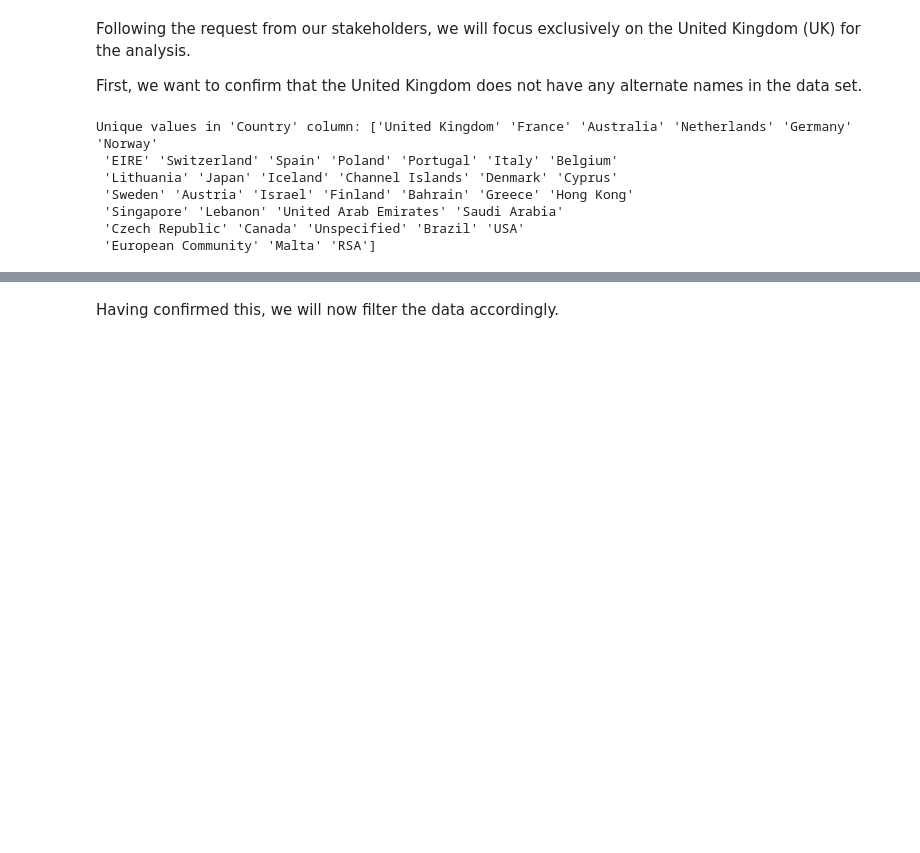
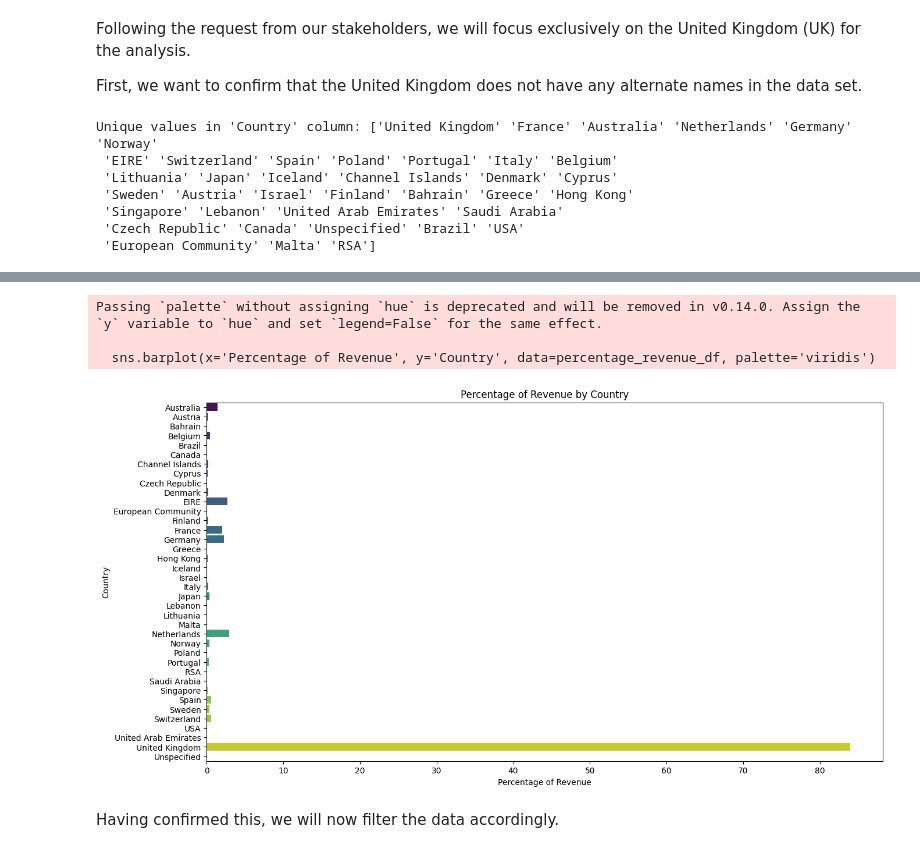
Before and after one commit to Tee-DataA/Online_Retail_Sales_Analysis, a Jupyter notebook: jupyter_notebooks/Notebook_Template.ipynb, the cells around one changed output, grey strips where cells are left out. Saved outputs shown, nothing was run; the diff lists cells and outputs as text; code cells hidden in the pictures; blank space fills up the shorter version.

Commit message:
added percentage by country

```diff
--- a/jupyter_notebooks/Notebook_Template.ipynb
+++ b/jupyter_notebooks/Notebook_Template.ipynb
@@ -208,0 +211,20 @@ Unique values in 'Country' column: ['United Kingdom' 'France' 'Australia' 'Nethe
+# %%
+# Drop rows with missing values
+df_global_cleaned = df.dropna()
+
+# Calculate the total revenue
+df_global_cleaned['Revenue'] = df_global_cleaned['Quantity'] * df_global_cleaned['UnitPrice']
+total_revenue = df_global_cleaned['Revenue'].sum()
+
+# Group by country and calculate the total revenue for each country
+revenue_by_country = df_global_cleaned.groupby('Country')['Revenue'].sum()
+
+# Calculate the percentage of revenue by country
+percentage_revenue_by_country = (revenue_by_country / total_revenue) * 100
+
+# Create a new DataFrame with the percentage of revenue by country
+percentage_revenue_df = percentage_revenue_by_country.reset_index()
+percentage_revenue_df.columns = ['Country', 'Percentage of Revenue']
+
+# Display the new DataFrame
+print(percentage_revenue_df)
@@ -208,0 +254,13 @@ Unique values in 'Country' column: ['United Kingdom' 'France' 'Australia' 'Nethe
+# %%
+# Plot the percentage of revenue by country using a bar plot
+plt.figure(figsize=(15, 8))
+sns.barplot(x='Percentage of Revenue', y='Country', data=percentage_revenue_df, palette='viridis')
+plt.title('Percentage of Revenue by Country')
+plt.xlabel('Percentage of Revenue')
+plt.ylabel('Country')
+plt.show()
+# %% [output]
+Passing `palette` without assigning `hue` is deprecated and will be removed in v0.14.0. Assign the `y` variable to `hue` and set `legend=False` for the same effect.
+
+  sns.barplot(x='Percentage of Revenue', y='Country', data=percentage_revenue_df, palette='viridis')
+[figure, added]
```
Also changed, not shown: parts of 5 cells of this notebook, 1 other file.
